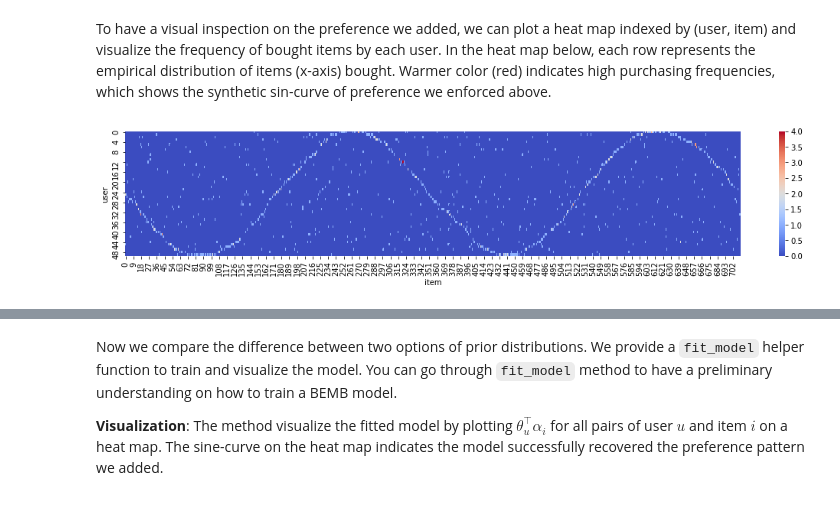
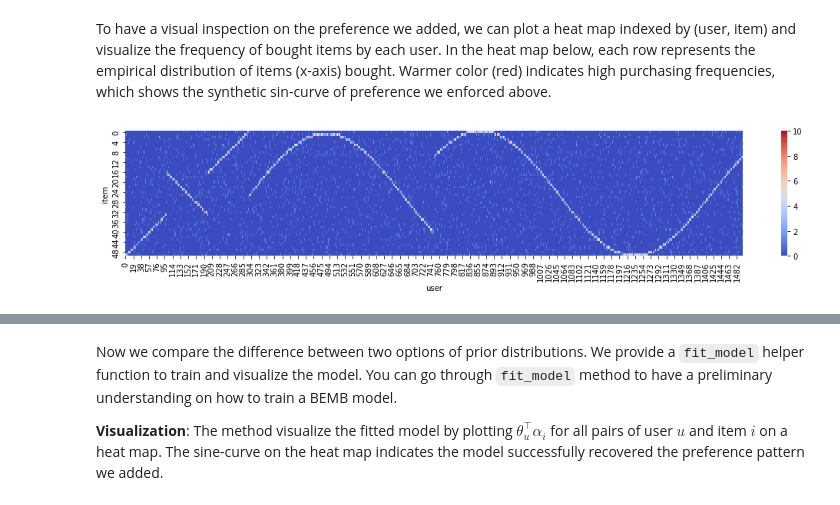
Before and after one commit to gsbDBI/bemb, a Jupyter notebook: tutorials/simulation/simulation_study_paper_demo.ipynb, the cells around one changed output, grey strips where cells are left out. Drawn from its saved outputs; the diff is of its cells as text; code cells hidden in the pictures.

```diff
--- a/tutorials/simulation/simulation_study_paper_demo.ipynb
+++ b/tutorials/simulation/simulation_study_paper_demo.ipynb
@@ -18,6 +25,8 @@ np.random.seed(1234)
 torch.random.manual_seed(1234)
 # %% [output]
 <torch._C.Generator at 0x...>
+# %%
+DEVICE = "cpu"
 # %%
 # control the quality of figures. Use 75 for preview, use 300 for publication.
 DPI = 75
@@ -204,5 +199,5 @@ bemb = bemb.to(DEVICE)
 # use the provided run helper to train the model.
 # we set batch size to be 5% of the data size, and train the model for 10 epochs.
 # there would be 20*10=200 gradient update steps in total.
-bemb = bemb.fit_model(dataset_list, batch_size=256, num_epochs=100, num_workers=0, device=DEVICE, enable_progress_bar=False)
+bemb = bemb.fit_model(dataset_list, batch_size=256, num_epochs=3, num_workers=0, device=DEVICE, enable_progress_bar=True)
 # %% [output]
@@ -495,7 +486,20 @@ real.shape=(50,), pred.shape=(50,)
 # %%
-Us = np.arange(num_users)
-Is = np.sin(np.arange(num_users) / num_users * 4 * np.pi)
+# Us = np.arange(int(0.8*num_users))
+Is = np.sin(np.arange(int(0.8*num_users)) / num_users * 4 * np.pi)
 Is = (Is + 1) / 2 * num_items
 Is = Is.astype(int)
 
+Us = np.arange(num_users)
+Is = np.concatenate([
+    np.arange(int(0.2*num_users)) * num_items / (0.2*num_users),
+    Is
+])
+
 PREFERENCE = dict((u, i) for (u, i) in zip(Us, Is))
+
+plt.close()
+plt.scatter(Us, Is, s=0.3)
+plt.xlabel('User ID')
+plt.ylabel('Item ID $i^{like}(u)$')
+plt.savefig('./simulation_files/simulation_3_user_preferences.png', dpi=DPI, bbox_inches='tight')
+plt.show()
@@ -516,19 +510,32 @@ To add some randomness, for each purchasing records, with 50\% chance, user $u$
 # %%
 # construct users.
 item_index = torch.LongTensor(np.random.choice(num_items, size=data_size))
+user_bin_cate = torch.zeros(num_users).long()
+user_bin_cate[:100] = 1
+user_bin_cate[200:num_users // 2] = 1
 
 for idx in range(data_size):
-    if np.random.rand() <= 0.5:
-        item_index[idx] = PREFERENCE[int(user_index[idx])]
+    # follows random behaviors.
+    rnd = np.random.rand()
+    if user_bin_cate[int(user_index[idx])] == 0:
+        if rnd <= 0.5:
+            item_index[idx] = PREFERENCE[int(user_index[idx])]
+        # elif rnd <= 0.8:
+        #     item_index[idx] = min(49, num_items - PREFERENCE[int(user_index[idx])])
+    else:
+        if rnd <= 0.5:
+            item_index[idx] = min(49, num_items - PREFERENCE[int(user_index[idx])])
+        # elif rnd <= 0.8:
+        #     item_index[idx] = PREFERENCE[int(user_index[idx])]
 # %% [markdown]
 To have a visual inspection on the preference we added, we can plot a heat map indexed by (user, item) and visualize the frequency of bought items by each user. In the heat map below, each row represents the empirical distribution of items (x-axis) bought. Warmer color (red) indicates high purchasing frequencies, which shows the synthetic sin-curve of preference we enforced above.
 # %%
 df = pd.DataFrame(data={'item': item_index, 'user': user_index}).groupby(['item', 'user']).size().rename('size').reset_index()
 df = df.pivot('item', 'user', 'size').fillna(0.0)
 
 fig, ax = plt.subplots(figsize=(18, 3))
 sns.heatmap(df.values, square=False, ax=ax, cmap='coolwarm')
-ax.set(xlabel='item', ylabel='user')
+ax.set(xlabel='user', ylabel='item')
 fig.show()
 # %% [output]
-[figure, old version]
+[figure, new version]
```
Also changed, not shown: parts of 34 cells of this notebook, 3 other files.
